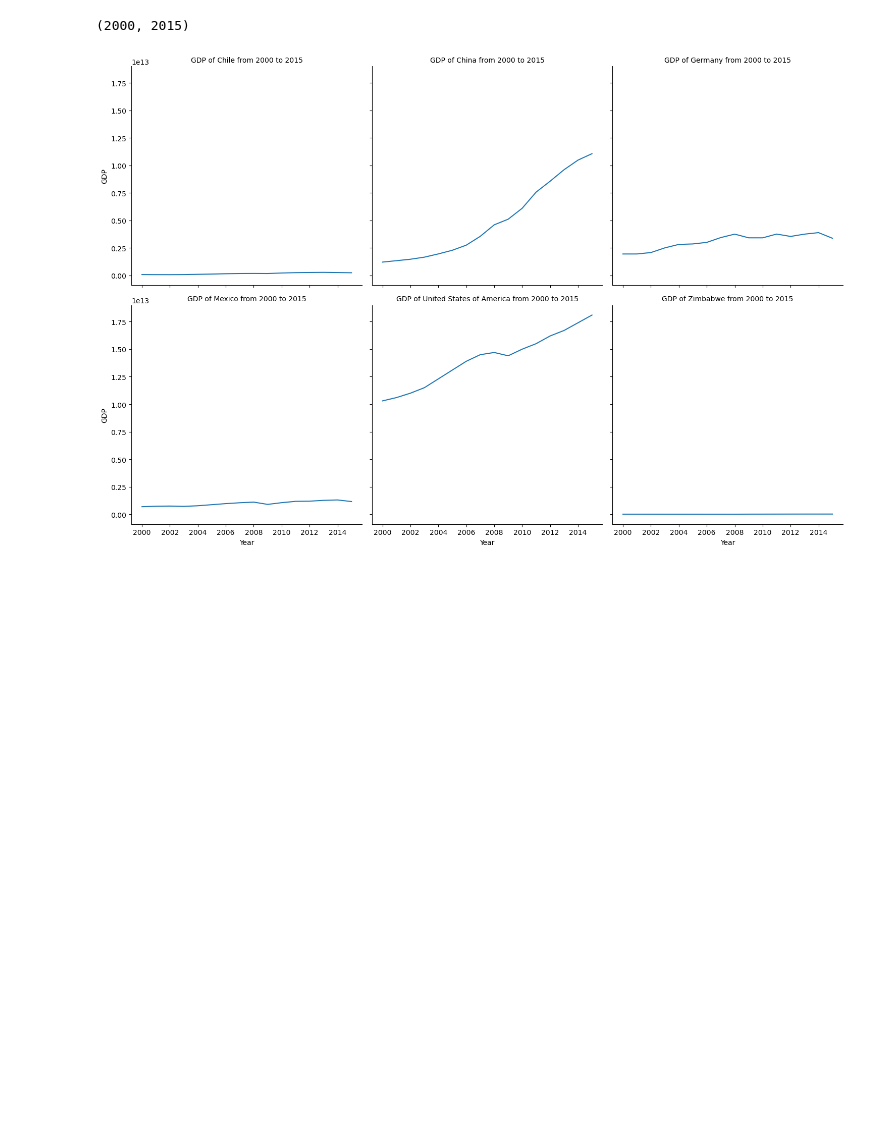
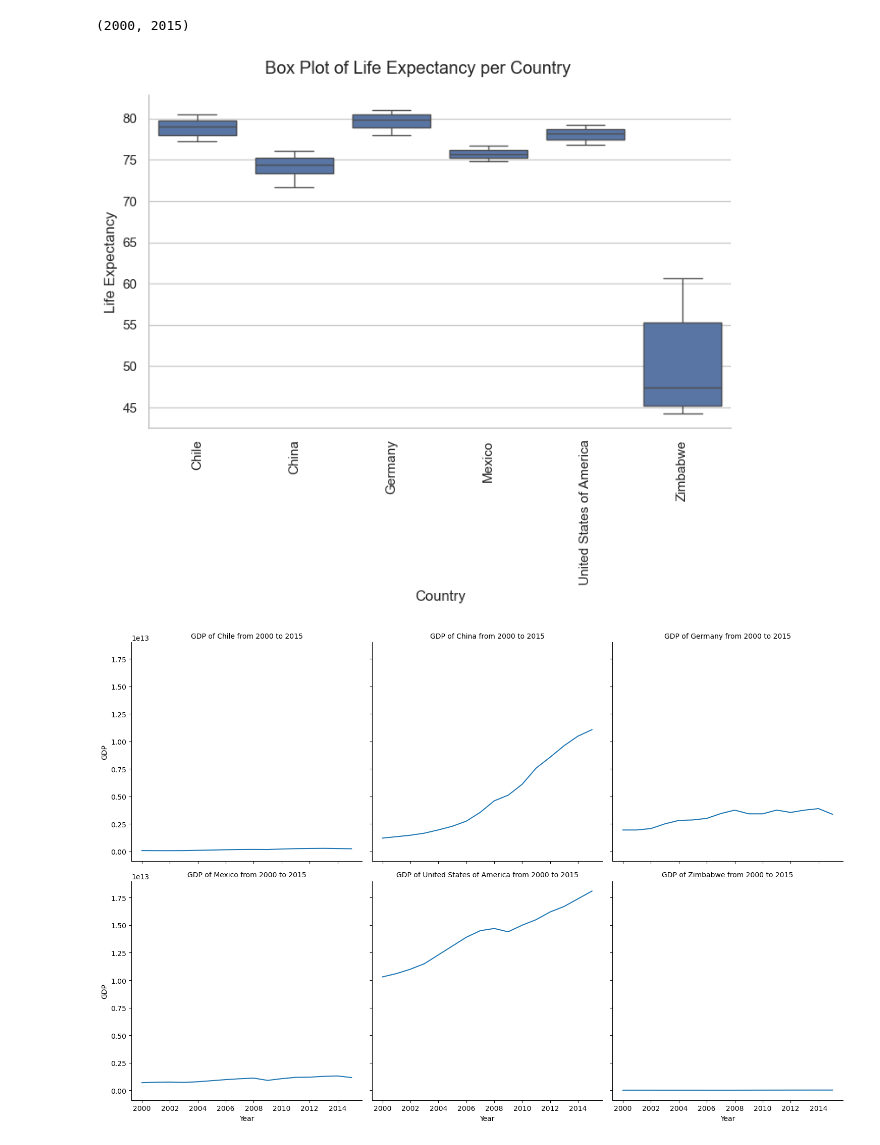
Before and after one commit to JewelsHovan/GDP_LifeExpectancy-Analysis, a Jupyter notebook: life_expectancy_gdp.ipynb, the cells around one changed output. Drawn from its saved outputs; the diff is of its cells as text; code cells hidden in the pictures; blank space fills up the shorter version.

Commit message:
Wrote conclusion and added visualizations

```diff
--- a/life_expectancy_gdp.ipynb
+++ b/life_expectancy_gdp.ipynb
@@ -51,6 +63,18 @@ df.Year.min(), df.Year.max()
 # %% [output]
 Range of 16 years
 (2000, 2015)
+# %%
+# Lets look at the distribution of life expectancy per country
+g = sns.catplot(x = 'Country', y = 'life_exp', data = df, kind = 'box', height = 5, aspect = 1.5)
+g.fig.suptitle("Box Plot of Life Expectancy per Country", ha = 'center')
+g.set_axis_labels("Country", "Life Expectancy")
+plt.xticks(rotation = 90)
+
+g.fig.subplots_adjust(top = 0.9)
+
+plt.show()
+# %% [output]
+[figure, added]
 # %%
 # Lets get an idea of how the GDP has increased for each country over time
 g = sns.relplot(x = 'Year', y = 'GDP', data = df, kind = 'line', col = 'Country', col_wrap = 3)
```
Also changed, not shown: parts of 9 cells of this notebook.
